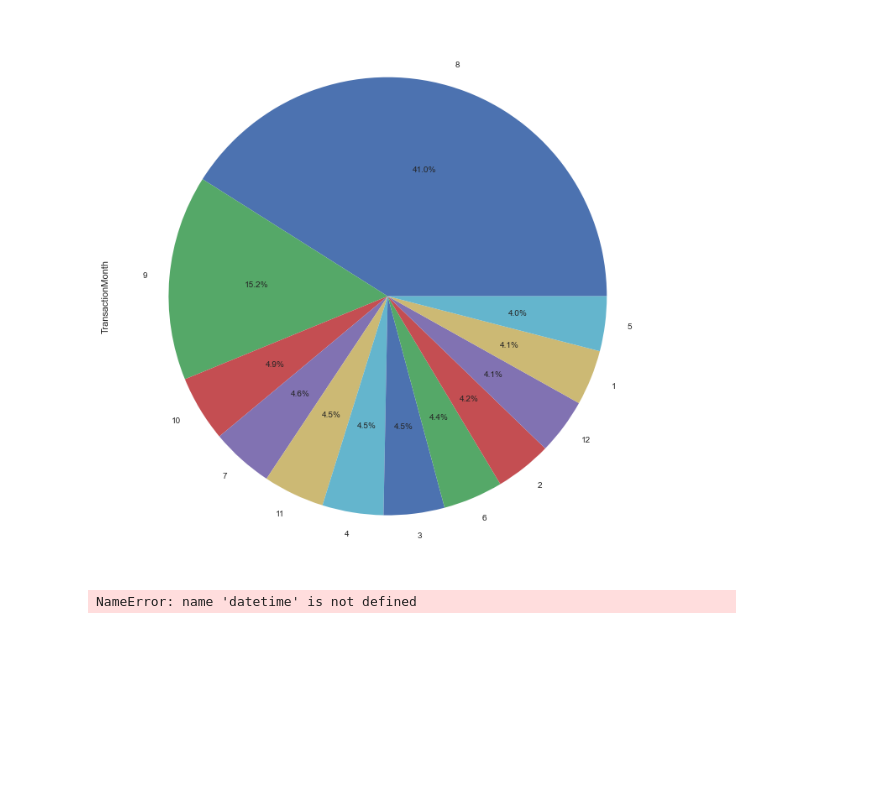
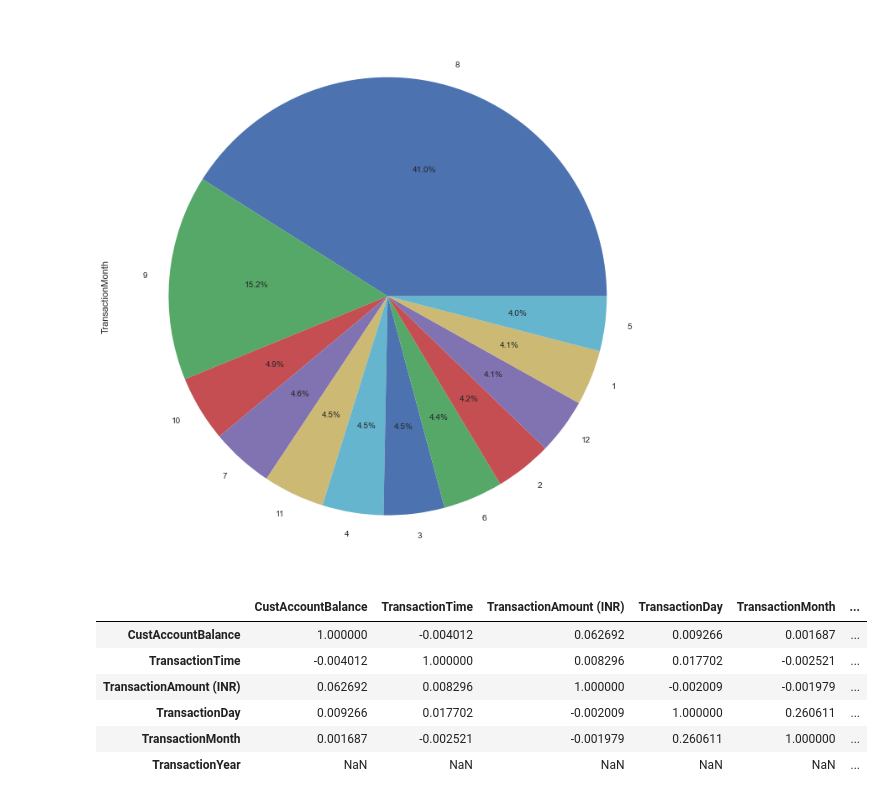
Before and after one commit to abideen-olawuwo/customer-segmentation, a Jupyter notebook: customer_segmentation.ipynb, the cells around one changed output. Cells and saved outputs as stored; diff of their text form; code cells hidden in the pictures; blank space fills up the shorter version.

```diff
--- a/customer_segmentation.ipynb
+++ b/customer_segmentation.ipynb
@@ -254,20 +254,3 @@ df['TransactionMonth'].value_counts().plot(kind='pie',autopct='%1.1f%%')
 # %% [output]
 <AxesSubplot:ylabel='TransactionMonth'>
 [figure]
-# %%
-hh = [int(datetime.fromtimestamp(i).strftime("%H")) for i in df.TransactionTime.values]
-
-time = []
-for i in hh:
-    if i >=0 and i < 13:
-        time.append("Morning")
-    elif i >= 13 and i<=17:
-        time.append("Afternoon")
-    elif i > 17 and i <= 19:
-        time.append("Evening")
-    elif i > 19:
-        time.append("Night")
-df["TransactionHourOfDay"] = hh
-df["TransactionTimeOfDay"] = time
-# %% [output]
-NameError: name 'datetime' is not defined
@@ -286,0 +257,10 @@ df_train.isna().sum()
+# %%
+df.corr()
+# %% [output]
+|  | CustAccountBalance | TransactionTime | TransactionAmount (INR) | TransactionDay | TransactionMonth | ... |
+| CustAccountBalance | 1.000000 | -0.004012 | 0.062692 | 0.009266 | 0.001687 | ... |
+| TransactionTime | -0.004012 | 1.000000 | 0.008296 | 0.017702 | -0.002521 | ... |
+| TransactionAmount (INR) | 0.062692 | 0.008296 | 1.000000 | -0.002009 | -0.001979 | ... |
+| TransactionDay | 0.009266 | 0.017702 | -0.002009 | 1.000000 | 0.260611 | ... |
+| TransactionMonth | 0.001687 | -0.002521 | -0.001979 | 0.260611 | 1.000000 | ... |
+| TransactionYear | NaN | NaN | NaN | NaN | NaN | ... |
```
Also changed, not shown: parts of 2 cells of this notebook.
